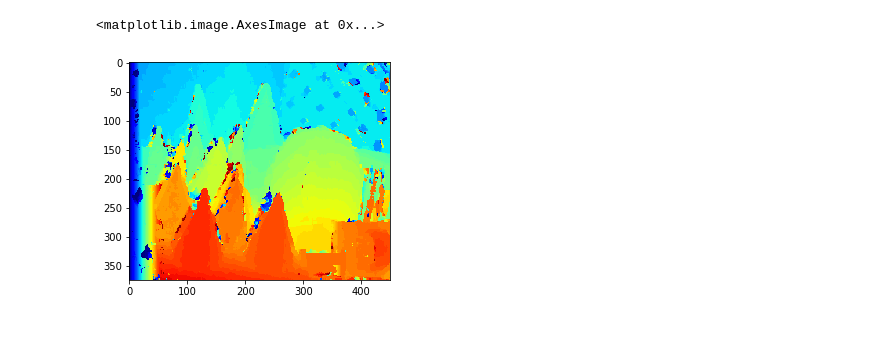
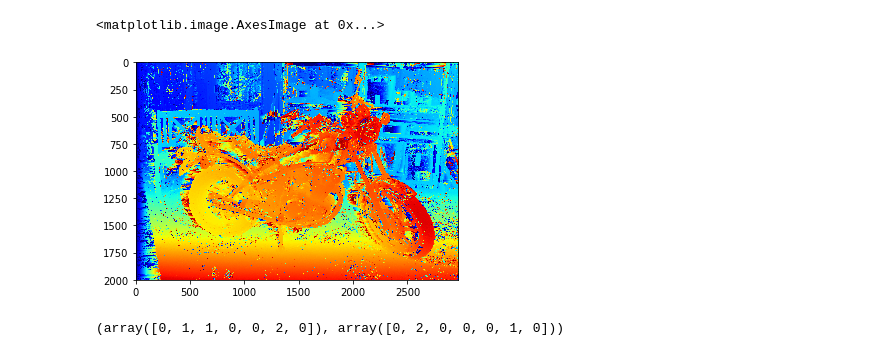
Before and after one commit to sjawhar/cv-stereo-disparity-graph-cuts, a Jupyter notebook: app/Lab.ipynb, the cells around one changed output. Saved outputs shown, nothing was run; the diff lists cells and outputs as text; code cells hidden in the pictures.

```diff
--- a/app/Lab.ipynb
+++ b/app/Lab.ipynb
@@ -9,14 +12,14 @@ import os
 # %%
 IMAGES_DIR = 'input-images'
 
-left = cv2.imread(os.path.join(IMAGES_DIR, 'Cones', 'im0.png'))
-right = cv2.imread(os.path.join(IMAGES_DIR, 'Cones', 'im1.png'))
+left = cv2.imread(os.path.join(IMAGES_DIR, 'Motorcycle-perfect', 'im0.png'))
+right = cv2.imread(os.path.join(IMAGES_DIR, 'Motorcycle-perfect', 'im1.png'))
 # %%
 import stereo as st
 
-disparity = st.disparity(left, right, method=st.METHOD_SSD, max_search=60)
+disparity = st.disparity(left, right, method=st.METHOD_SSD, max_search=255)
 
 plt.imshow(disparity, cmap='jet')
 # %% [output]
 <matplotlib.image.AxesImage at 0x...>
-[figure, old version]
+[figure, new version]
@@ -22,0 +29,10 @@ plt.imshow(disparity, cmap='jet')
+# %%
+_, width = test.shape
+indices_y, indices_x = np.indices(test.shape)
+indices_shifted = indices_x + test
+is_clipped = indices_shifted >= width
+indices_shifted[is_clipped] = width - 1
+not_clipped = np.logical_not(is_clipped)
+test[not_clipped], test[indices_y, indices_shifted][not_clipped]
+# %% [output]
+(array([0, 1, 1, 0, 0, 2, 0]), array([0, 2, 0, 0, 0, 1, 0]))
```
Also changed, not shown: parts of 3 cells of this notebook, 4 other files.
